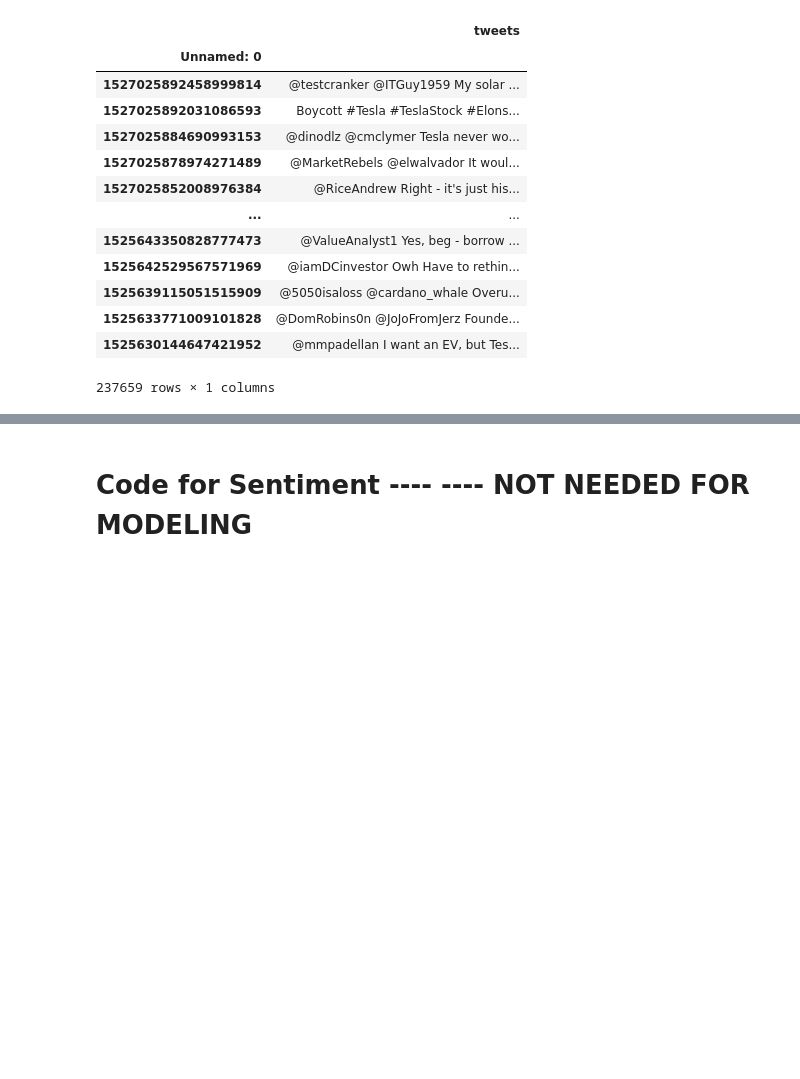
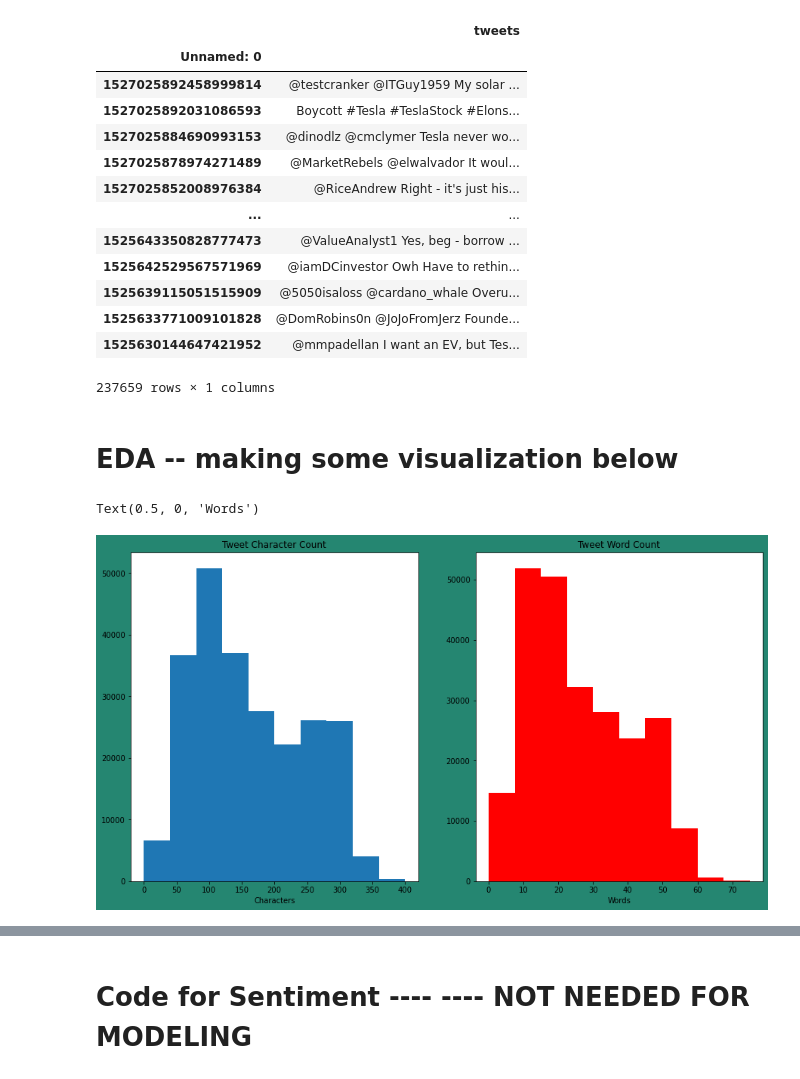
Before and after one commit to Auustiino/Tesla-Perception-Audit, a Jupyter notebook: Topic-Modeling-Exploration-Copy2.ipynb, the cells around one changed output, grey strips where cells are left out. Cells and saved outputs as stored; diff of their text form; code cells hidden in the pictures; blank space fills up the shorter version.

Commit message:
Making visuals testing new algo

```diff
--- a/Topic-Modeling-Exploration-Copy2.ipynb
+++ b/Topic-Modeling-Exploration-Copy2.ipynb
@@ -69,3 +72,5 @@ full.set_index('Unnamed: 0')
 | 1525633771009101828 | @DomRobins0n @JoJoFromJerz Founde... |
 | 1525630144647421952 | @mmpadellan I want an EV, but Tes... |
 237659 rows × 1 columns
+# %% [markdown]
+# EDA -- making some visualization below
@@ -71,0 +97,31 @@ full.set_index('Unnamed: 0')
+# %%
+fig, (ax1, ax2) = plt.subplots(1, 2, figsize = (15, 8))
+
+
+fig.set_facecolor('#258671')
+ax1.hist(full['tweets'].str.len(), range = (0, 400))
+ax1.set_title('Tweet Character Count')
+ax1.set_xlabel('Characters')
+
+ax2.hist(full['tweets'].str.split().map(lambda x: len(x)), range = (0, 75), color = 'red');
+ax2.set_title(label = 'Tweet Word Count')
+ax2.set_xlabel('Words')
+# ax2.set_facecolor('#258671')
+
+
+
+# plt.xticks(ax = axes[0], range(0, 400))
+
+
+# """
+# Making these plots better :
+# - fixing ranges
+# - making larger figure (to seperate the two plots)
+# - labeling each plot and its axes
+# - changing colors
+# -
+
+# """
+# %% [output]
+Text(0.5, 0, 'Words')
+[figure, added]
```
Also changed, not shown: parts of 10 cells of this notebook, 2 other files.
